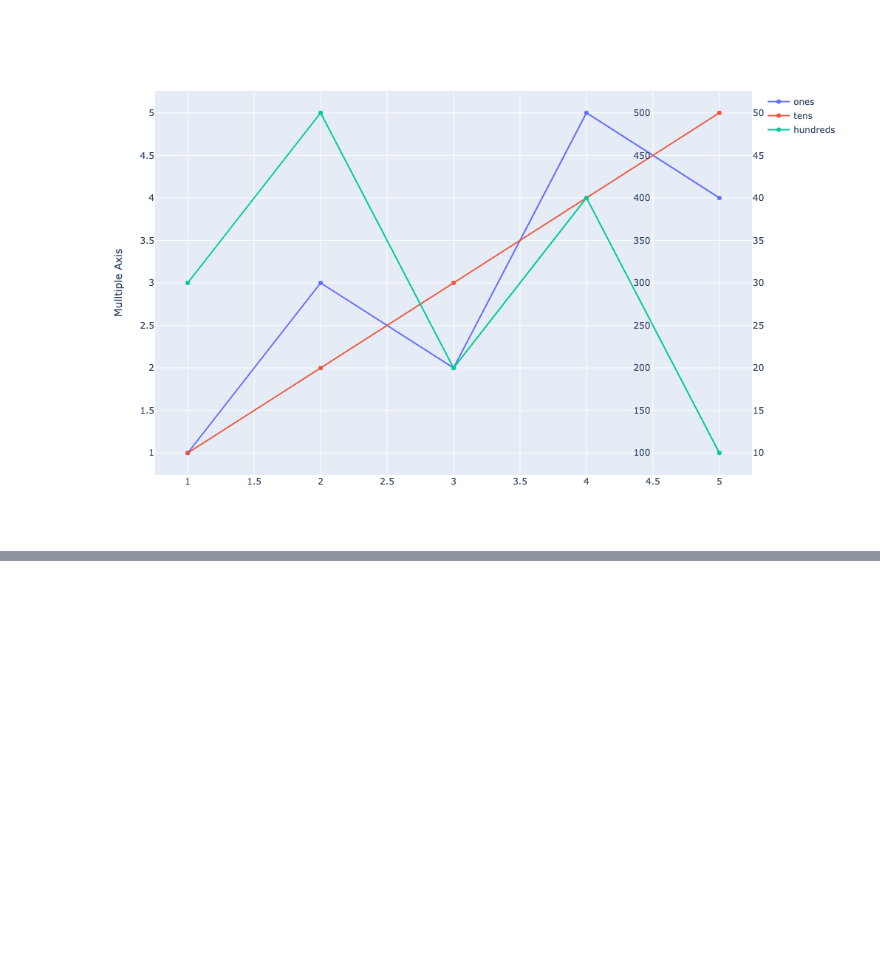
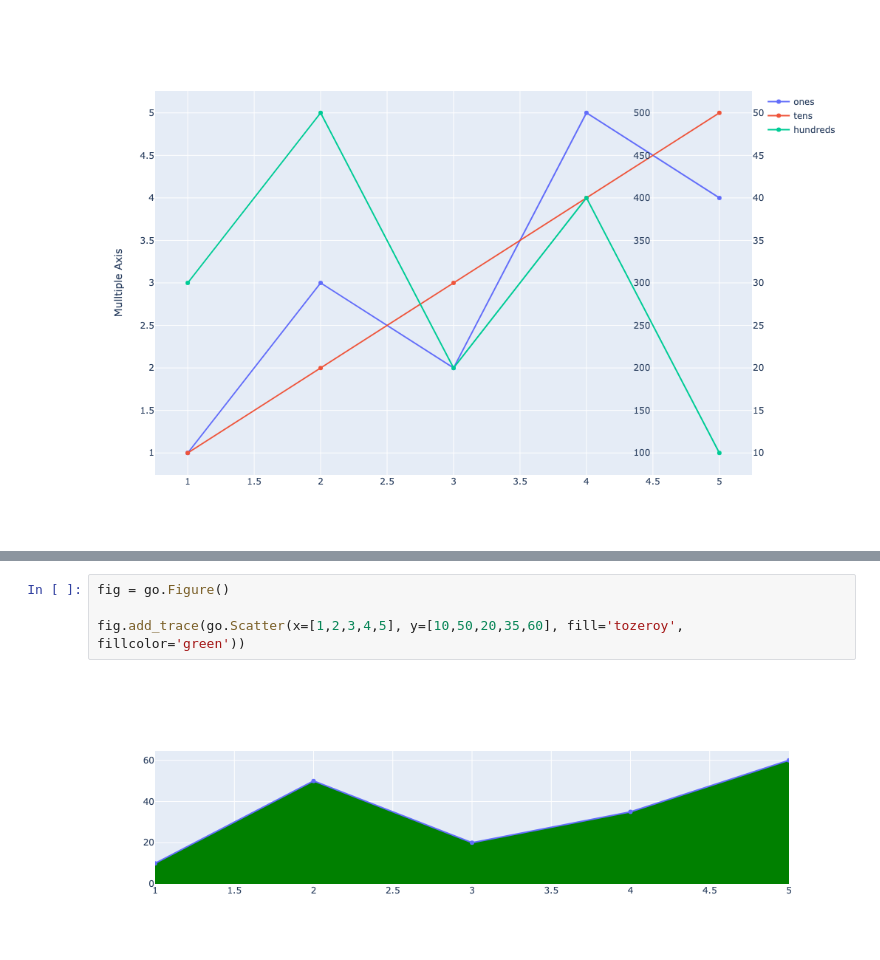
Before and after one commit to datasmp/pfds, a Jupyter notebook: _sources/visual_go.ipynb, the cells around one changed output, grey strips where cells are left out. Drawn from its saved outputs; the diff is of its cells as text; blank space fills up the shorter version.

```diff
--- a/_sources/visual_go.ipynb
+++ b/_sources/visual_go.ipynb
@@ -162,0 +179,6 @@ fig.update_layout(
+# %%
+fig = go.Figure()
+
+fig.add_trace(go.Scatter(x=[1,2,3,4,5], y=[10,50,20,35,60], fill='tozeroy',  fillcolor='green'))
+# %% [output]
+[figure, added]
```
Also changed, not shown: parts of 8 cells of this notebook, 2 other files.
